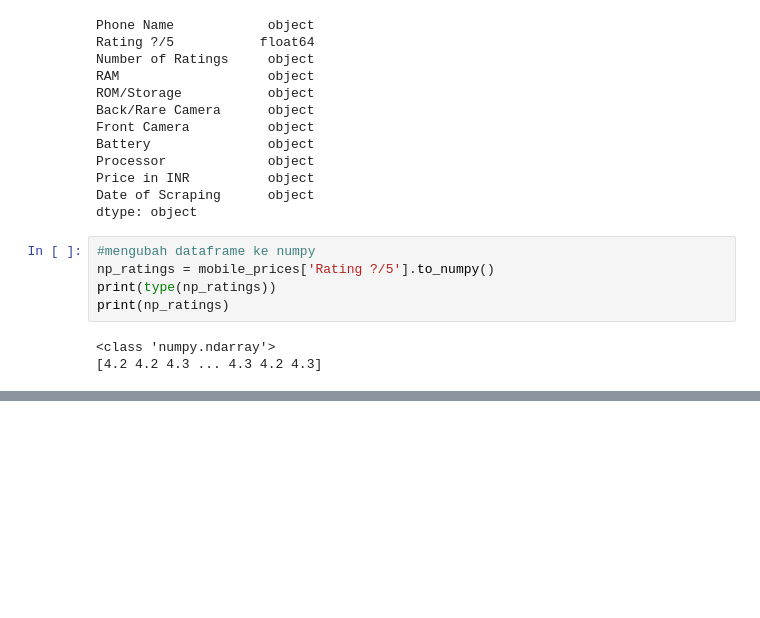
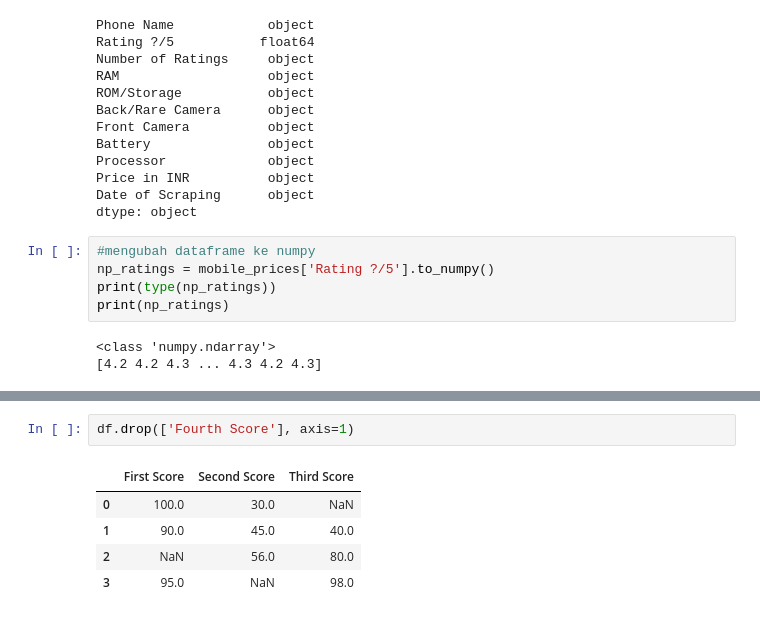
Before and after one commit to muhamadirkham21/Learning-journey, a Jupyter notebook: learn-python/ADVANCED/DATA ANALYTICS/pandas.ipynb, the cells around one changed output, grey strips where cells are left out. Saved outputs shown, nothing was run; the diff lists cells and outputs as text; blank space fills up the shorter version.

```diff
--- a/learn-python/ADVANCED/DATA ANALYTICS/pandas.ipynb
+++ b/learn-python/ADVANCED/DATA ANALYTICS/pandas.ipynb
@@ -199,0 +234,8 @@ print(np_ratings)
+# %%
+df.drop(['Fourth Score'], axis=1)
+# %% [output]
+|  | First Score | Second Score | Third Score |
+| 0 | 100.0 | 30.0 | NaN |
+| 1 | 90.0 | 45.0 | 40.0 |
+| 2 | NaN | 56.0 | 80.0 |
+| 3 | 95.0 | NaN | 98.0 |
```
Also changed, not shown: parts of 7 cells of this notebook.
